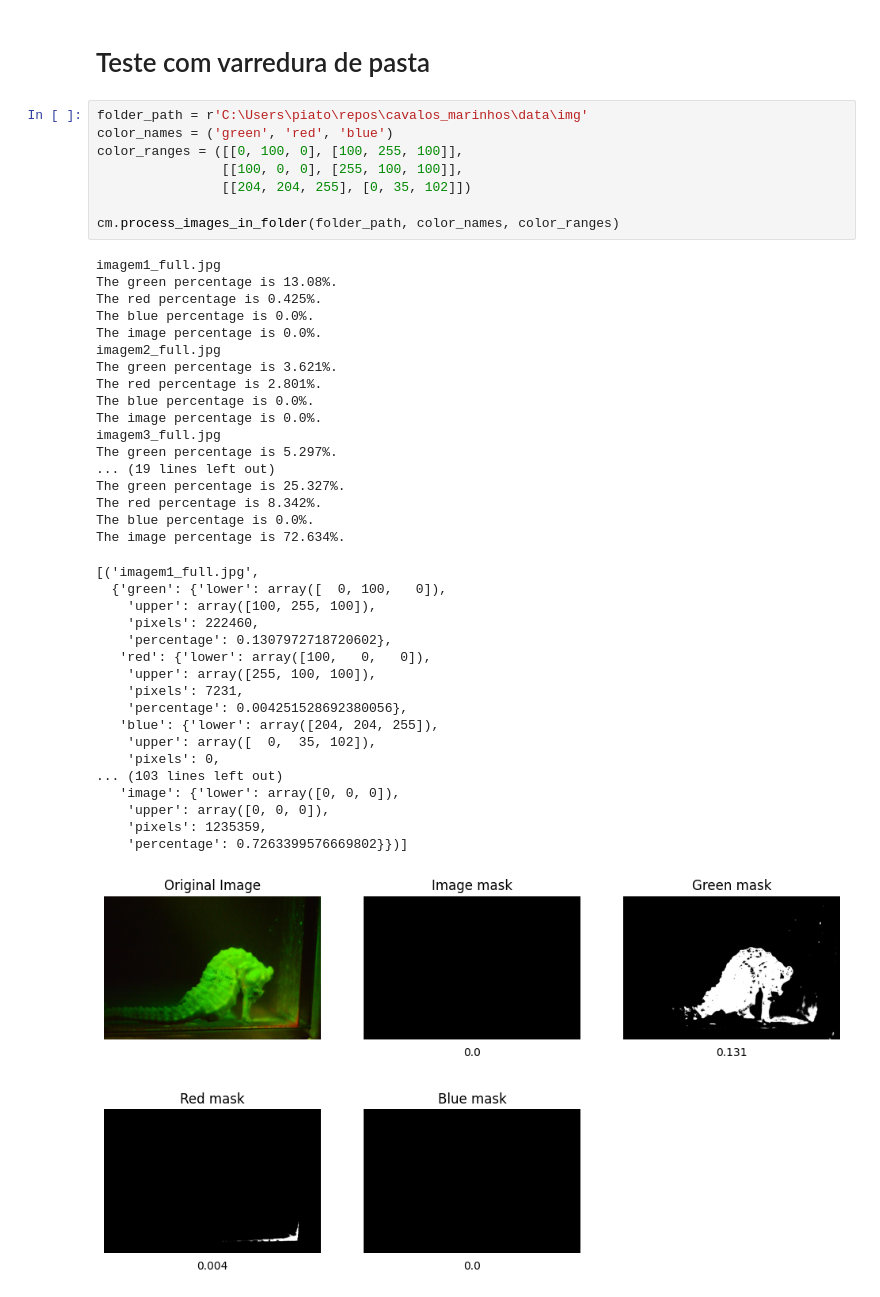
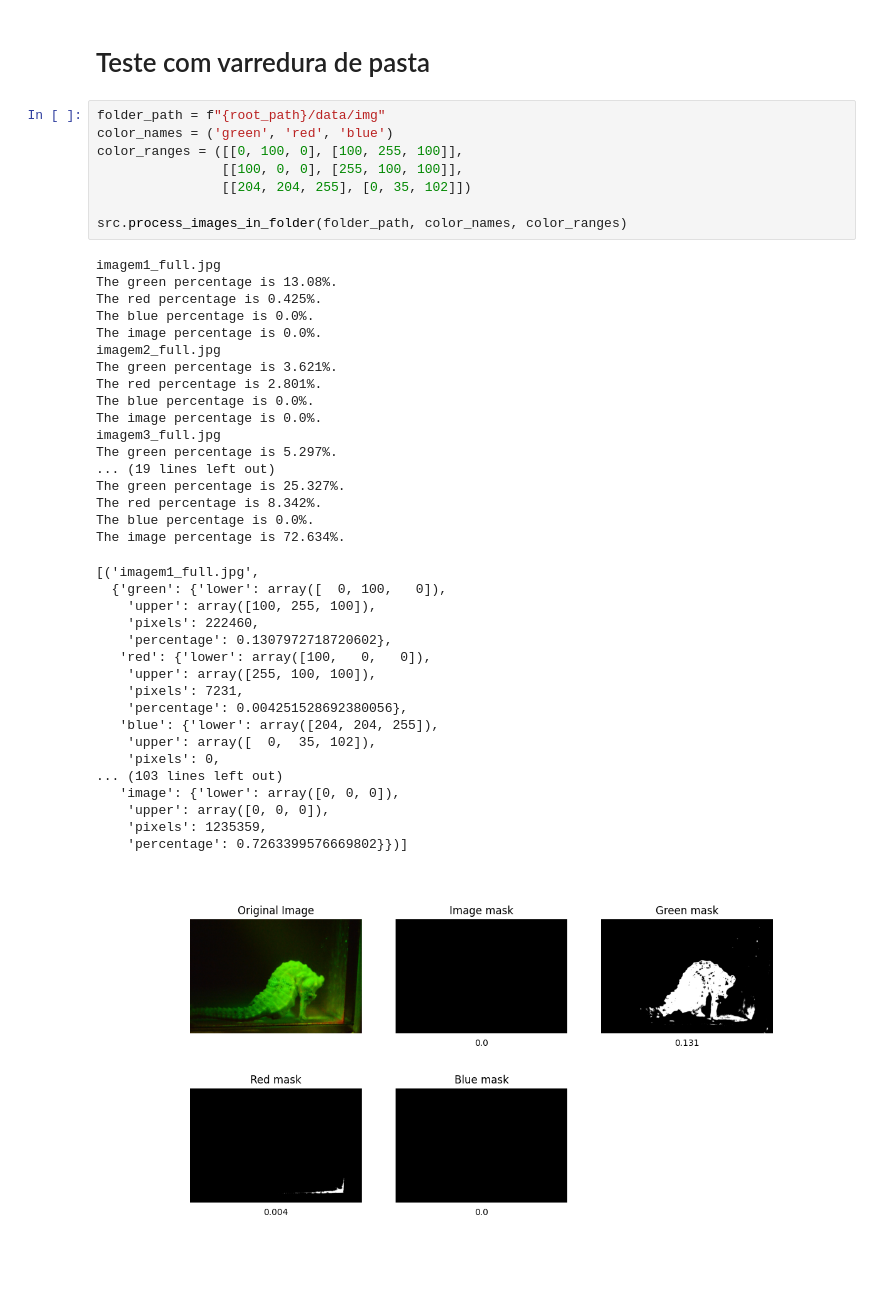
Before and after one commit to brunopiato/hippocampus_reidi, a Jupyter notebook: notebooks/teste_módulo.ipynb, the cells around one changed output. Cells and saved outputs as stored; diff of their text form.

```diff
--- a/notebooks/teste_módulo.ipynb
+++ b/notebooks/teste_módulo.ipynb
@@ -64,13 +68,13 @@ resultados
 # %% [markdown]
 # Teste com varredura de pasta
 # %%
-folder_path = r'C:\Users\piato\repos\cavalos_marinhos\data\img'
+folder_path = f"{root_path}/data/img"
 color_names = ('green', 'red', 'blue')
 color_ranges = ([[0, 100, 0], [100, 255, 100]],
                 [[100, 0, 0], [255, 100, 100]],
                 [[204, 204, 255], [0, 35, 102]])
 
-cm.process_images_in_folder(folder_path, color_names, color_ranges)
+src.process_images_in_folder(folder_path, color_names, color_ranges)
 # %% [output]
 imagem1_full.jpg
 The green percentage is 13.08%.
@@ -79,31 +83,31 @@ The blue percentage is 0.0%.
 The image percentage is 0.0%.
 imagem2_full.jpg
 The green percentage is 3.621%.
 The red percentage is 2.801%.
 The blue percentage is 0.0%.
 The image percentage is 0.0%.
 imagem3_full.jpg
 The green percentage is 5.297%.
 ... (19 lines left out)
 The green percentage is 25.327%.
 The red percentage is 8.342%.
 The blue percentage is 0.0%.
 The image percentage is 72.634%.
 [('imagem1_full.jpg',
   {'green': {'lower': array([  0, 100,   0]),
     'upper': array([100, 255, 100]),
     'pixels': 222460,
     'percentage': 0.1307972718720602},
    'red': {'lower': array([100,   0,   0]),
     'upper': array([255, 100, 100]),
     'pixels': 7231,
     'percentage': 0.004251528692380056},
    'blue': {'lower': array([204, 204, 255]),
     'upper': array([  0,  35, 102]),
     'pixels': 0,
 ... (103 lines left out)
    'image': {'lower': array([0, 0, 0]),
     'upper': array([0, 0, 0]),
     'pixels': 1235359,
     'percentage': 0.7263399576669802}})]
-[figure, old version]
+[figure, new version]
```
Also changed, not shown: parts of 17 cells of this notebook, 4 other files.
